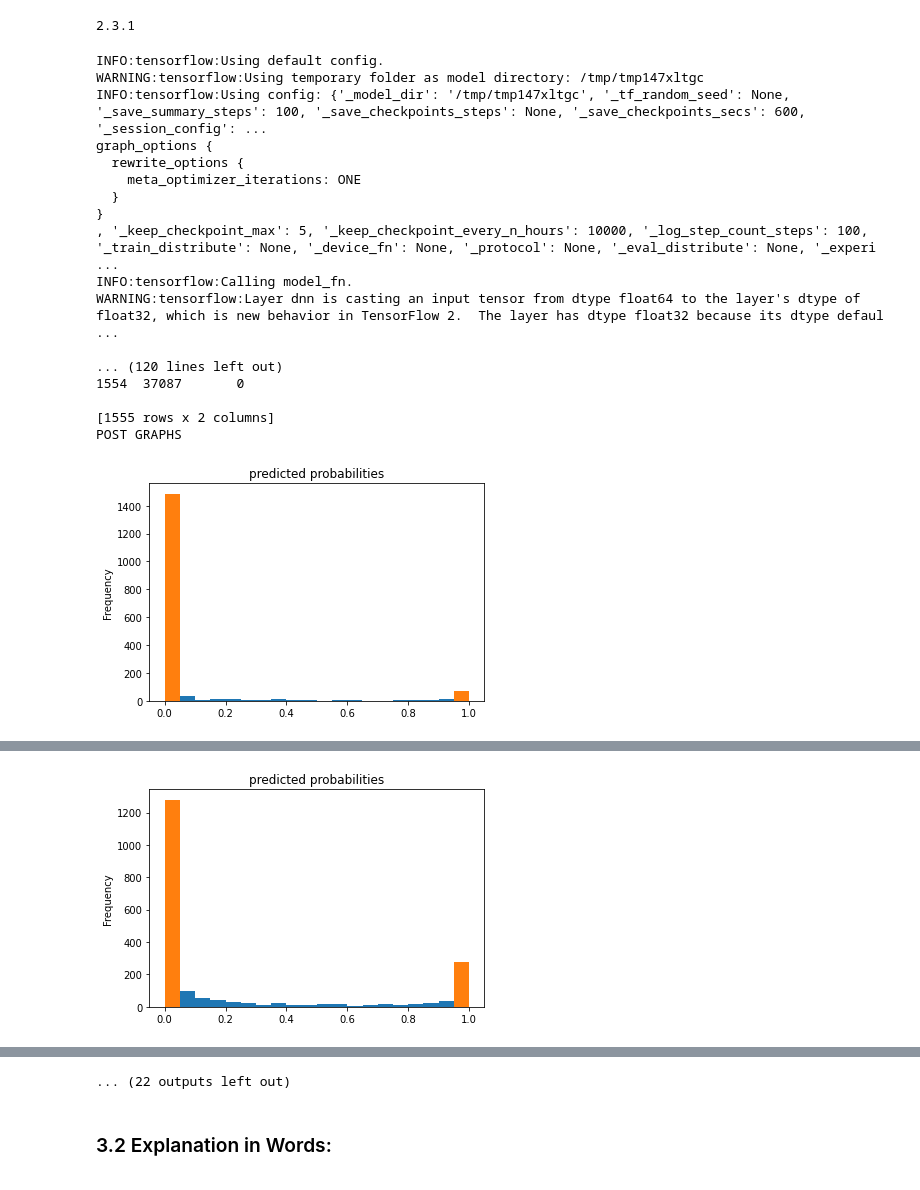
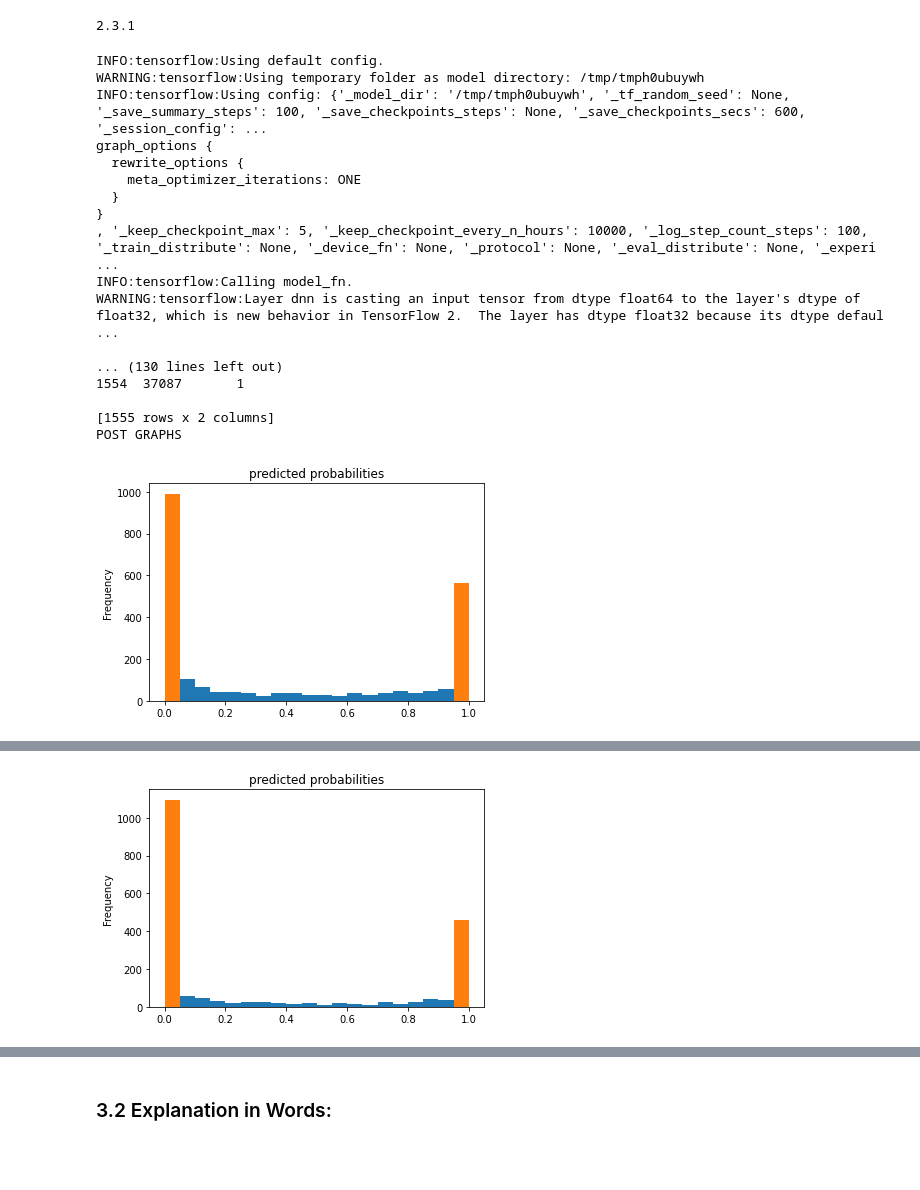
Before and after one commit to ptwu/election-county-prediction, a Jupyter notebook: scao_notebook.ipynb, the cells around one changed output, grey strips where cells are left out. Drawn from its saved outputs; the diff is of its cells as text; code cells hidden in the pictures.

```diff
--- a/scao_notebook.ipynb
+++ b/scao_notebook.ipynb
@@ -61,6 +61,10 @@ def weighted_accuracy(pred, true):
     for pred_i, true_i in zip(pred, true):
         num_pos_correct += (pred_i == true_i and true_i == 1)
         num_neg_correct += (pred_i == true_i and true_i == 0)
+
+    d_err = num_pos - num_pos_correct
+    r_err = num_neg - num_neg_correct
+    print(f"D ERR: {d_err}; R ERR: {r_err} on total: {num_labels}")
     weighted_accuracy = ((weight_pos * num_pos_correct)
                          + (weight_neg * num_neg_correct))/((weight_pos * num_pos) + (weight_neg * num_neg))
     return weighted_accuracy
@@ -388,7 +392,7 @@ from matplotlib import pyplot as plt
 # %%
 def gen_class_weights(df):
     df['Weight'] = 0.0
-    d_weight = 5.0
+    d_weight = 10.0
     r_weight = 1.0
     for x in range(0, len(df)):
         if df['Winner'][x] == 1:
@@ -433,6 +437,11 @@ def ratio_preprocess(df):
         df['Winner'][x] =mult*d/total_pop
     return df
 
+def cthresh(preds, thresh=0.5):
+#     print(preds)
+    preds = (preds > thresh).astype(int)
+    return preds
+
 def cpackage(preds, df, thresh = 0.5):
     df['Result'][0:] = (preds > thresh).astype(int)
     return df
@@ -655,35 +664,38 @@ weight_col = 'Weight'
 # est = tf.estimator.BoostedTreesRegressor(feature_columns,
 #                                           n_batches_per_layer=n_batches, n_trees = 500, max_depth=_max_depth)
 
-_run = True
-while _run:
+
 #     est = tf.estimator.BoostedTreesClassifier(feature_columns,
 #                                               n_batches_per_layer=n_batches, n_trees = 1000,
 #                                               max_depth=_max_depth, weight_column = weight_col)
 
-    # DNN??
-    est = tf.estimator.DNNLinearCombinedClassifier(
-        # wide settings
-        linear_feature_columns=feature_columns,
-    #     linear_optimizer=tf.keras.optimizers.Ftrl(...),
-        # deep settings
-        dnn_optimizer = 'Adam',
-        dnn_feature_columns=feature_columns,
-        dnn_hidden_units=[24,12],
-        weight_column = weight_col)
+# DNN??
+est = tf.estimator.DNNLinearCombinedClassifier(
+    # wide settings
+    linear_feature_columns=feature_columns,
+#     linear_optimizer=tf.keras.optimizers.Ftrl(...),
+    # deep settings
+    dnn_optimizer = 'Adam',
+    dnn_feature_columns=feature_columns,
+    dnn_hidden_units=[64,12],
+    weight_column = weight_col)
 
+_run = True
+n = 0
+while _run:
+    n += 500
     # # The model will stop training once the specified number of trees is built, not
     # # based on the number of steps.
-    est.train(train_input_fn, max_steps=1000)
+    est.train(train_input_fn, max_steps=n)
 
     # Eval.
+    eval_pred_dicts = list(est.predict(eval_input_fn))
     result = est.evaluate(eval_input_fn)
-    print(result)
-    print(pd.Series(result))
+#     print(result)
+
 
     pred_dicts = list(est.predict(test_input_fn))
     # pred_dicts = list(est.predict(og_train_input_fn))
-
     # print(pred_dicts)
     preds = None
     print(len(pred_dicts))
@@ -691,44 +703,53 @@ while _run:
     # print(pred_dicts)
     try:
         preds = pd.Series([pred['predictions'][0] for pred in pred_dicts])
+        eval_preds = pd.Series([pred['predictions'][0] for pred in eval_pred_dicts])
     except:
         preds = pd.Series([pred['probabilities'][1] for pred in pred_dicts])
+        eval_preds = pd.Series([pred['probabilities'][1] for pred in eval_pred_dicts])
 
     print(preds)
     preds.plot(kind='hist', bins=20, title='predicted probabilities')
 
     submission = cpackage(preds, dfsample.copy(), thresh = 0.5)
+    eval_submission = cthresh(eval_preds, thresh = 0.5)
+
+
+    print(pd.Series(result))
+    print("WEIGHTED: ")
+
+    w_acc = weighted_accuracy(eval_submission, y_eval)
+    print(w_acc)
+
     print(submission)
     submission.iloc[0:,1].plot(kind='hist', bins=20, title='predicted probabilities')
     print("POST GRAPHS")
     name = 'creative/submission2_r.csv'
     submission.to_csv(name ,index = False)
     submiss = pd.read_csv(name, sep=',', encoding='unicode_escape')
 
     plt.show()
 #     _run = result["loss"] > .2
 
-
-
     _run = result["accuracy"] < .85
 
 # TODO
 # %% [output]
 INFO:tensorflow:Using default config.
-WARNING:tensorflow:Using temporary folder as model directory: /tmp/tmp147xltgc
-INFO:tensorflow:Using config: {'_model_dir': '/tmp/tmp147xltgc', '_tf_random_seed': None, '_save_summary_steps': 100, '_save_checkpoints_steps': None, '_save_checkpoints_secs': 600, '_session_config': ...
+WARNING:tensorflow:Using temporary folder as model directory: /tmp/tmph0ubuywh
+INFO:tensorflow:Using config: {'_model_dir': '/tmp/tmph0ubuywh', '_tf_random_seed': None, '_save_summary_steps': 100, '_save_checkpoints_steps': None, '_save_checkpoints_secs': 600, '_session_config': ...
 graph_options {
   rewrite_options {
     meta_optimizer_iterations: ONE
   }
 }
 , '_keep_checkpoint_max': 5, '_keep_checkpoint_every_n_hours': 10000, '_log_step_count_steps': 100, '_train_distribute': None, '_device_fn': None, '_protocol': None, '_eval_distribute': None, '_experi ...
 INFO:tensorflow:Calling model_fn.
 WARNING:tensorflow:Layer dnn is casting an input tensor from dtype float64 to the layer's dtype of float32, which is new behavior in TensorFlow 2.  The layer has dtype float32 because its dtype defaul ...
 
-... (120 lines left out)
-1554  37087       0
+... (130 lines left out)
+1554  37087       1
 
 [1555 rows x 2 columns]
 POST GRAPHS
-[figure, old version]
+[figure, new version]
@@ -749,4 +770,4 @@ WARNING:tensorflow:Layer dnn is casting an input tensor from dtype float64 to th
 
 [1555 rows x 2 columns]
 POST GRAPHS
-[figure, old version]
+[figure, new version]
@@ -825,4 +792,3 @@ POST GRAPHS
-... (22 outputs left out)
 # %% [markdown]
 <h3>3.2 Explanation in Words:</h3><p>
 # %% [markdown]
```
Also changed, not shown: parts of 1 cell of this notebook, 1 other file.
